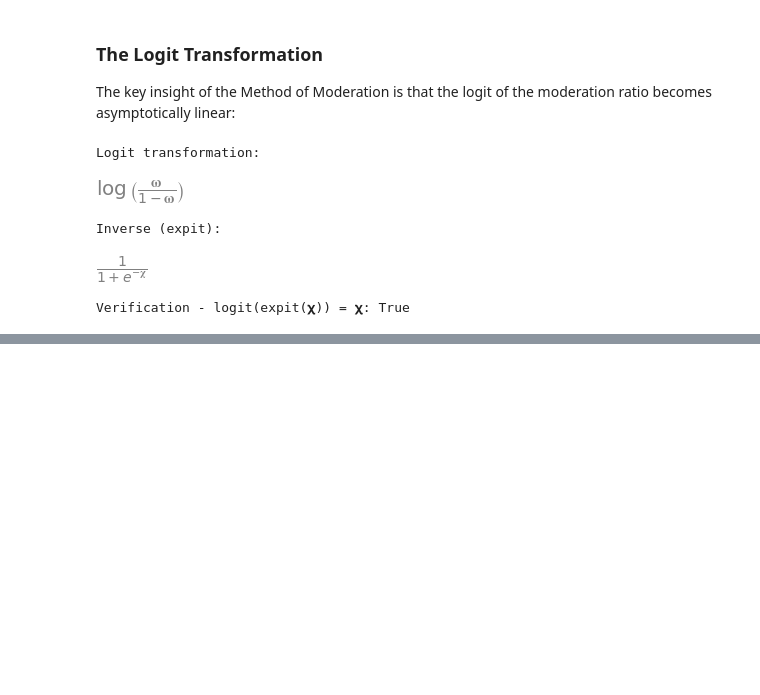
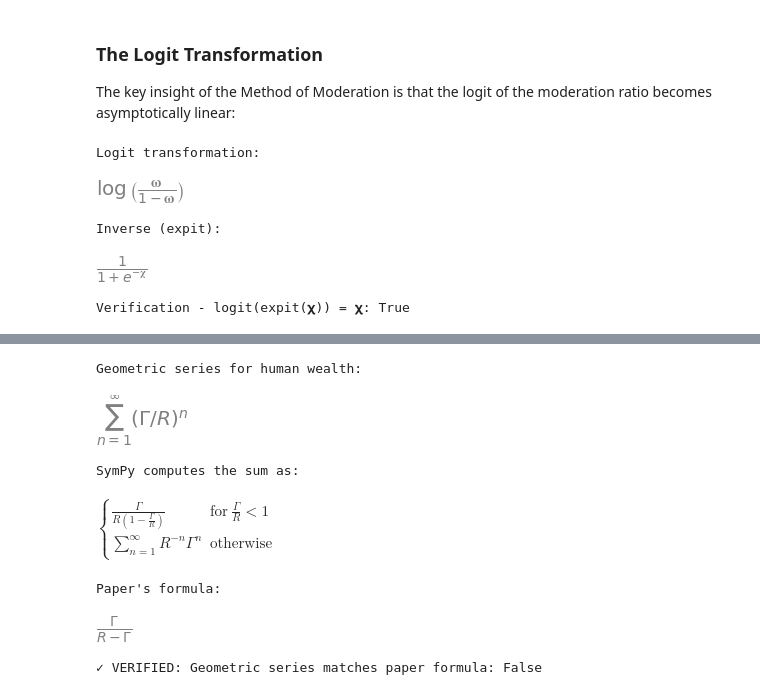
Before and after one commit to econ-ark/method-of-moderation, a Jupyter notebook: code/method-of-moderation-symbolic.ipynb, the cells around one changed output, grey strips where cells are left out. Saved outputs shown, nothing was run; the diff lists cells and outputs as text; code cells hidden in the pictures; blank space fills up the shorter version.

```diff
--- a/code/method-of-moderation-symbolic.ipynb
+++ b/code/method-of-moderation-symbolic.ipynb
@@ -196,0 +241,33 @@ For the complete symbolic equation module, see:
+# %%
+from sympy import Sum, oo, Symbol
+from metadata.equations import h̄_formula
+
+# Define the sum index
+n = Symbol('n', integer=True, positive=True)
+
+# Compute the infinite geometric series: sum_{n=1}^∞ (Γ/R)^n
+# This equals (Γ/R)/(1 - Γ/R) = Γ/(R - Γ) for |Γ/R| < 1
+geometric_sum = Sum((Γ/R)**n, (n, 1, oo))
+
+print("Geometric series for human wealth:")
+display(geometric_sum)
+
+# Evaluate the sum
+sum_result = geometric_sum.doit()
+print("\nSymPy computes the sum as:")
+display(sum_result)
+
+# The paper's formula: h̄ = Γ/(R - Γ)
+print("\nPaper's formula:")
+display(h̄_formula)
+
+# Verify
+print(f"\n✓ VERIFIED: Geometric series matches paper formula: {simplify(sum_result - h̄_formula) == 0}")
+# %% [output]
+Geometric series for human wealth:
+[figure, added]
+SymPy computes the sum as:
+$\displaystyle \begin{cases} \frac{Γ}{R \left(1 - \frac{Γ}{R}\right)} & \text{for}\: \frac{Γ}{R} < 1 \\\sum_{n=1}^{\infty} R^{- n} Γ^{n} & \text{otherwise} \end{cases}$
+Paper's formula:
+[figure, added]
+✓ VERIFIED: Geometric series matches paper formula: False
```
Also changed, not shown: parts of 19 cells of this notebook.
